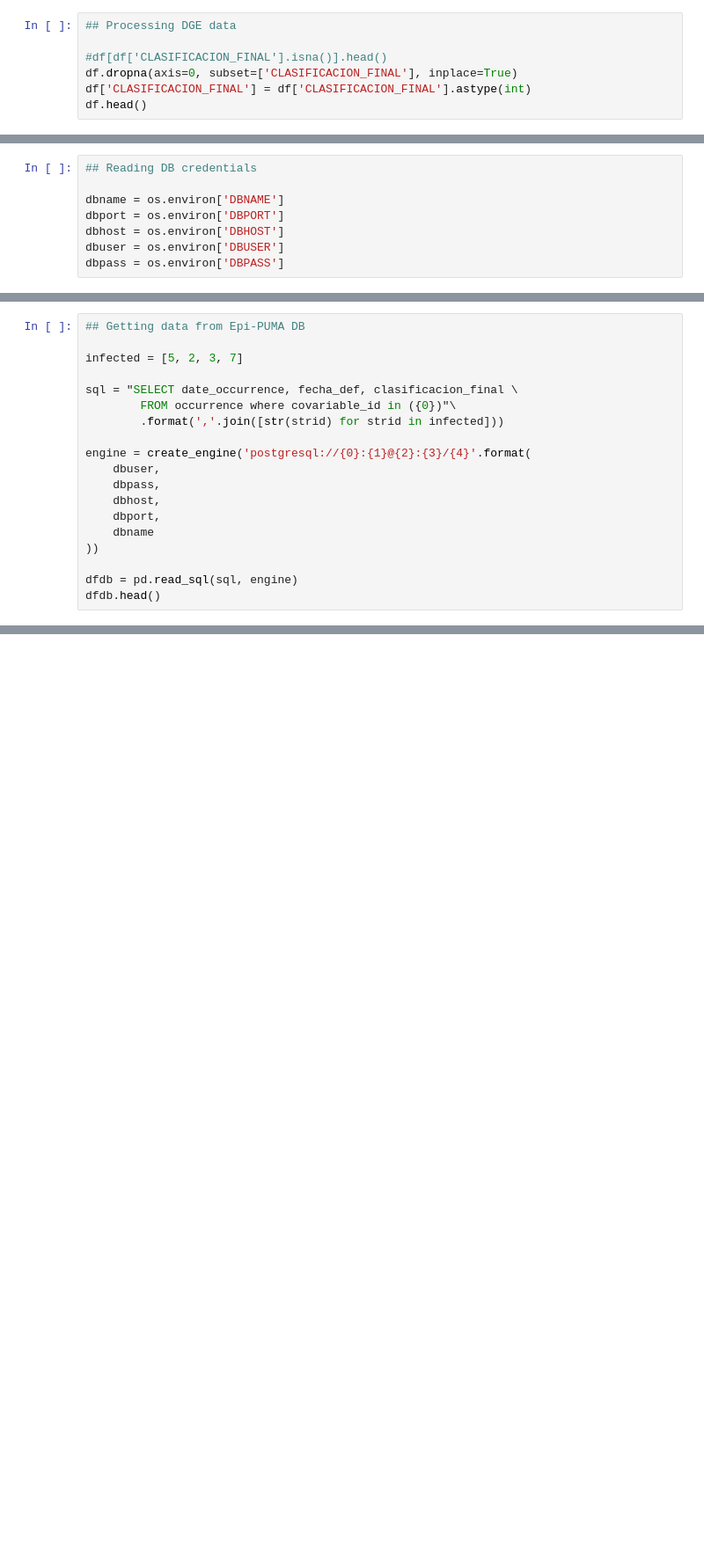
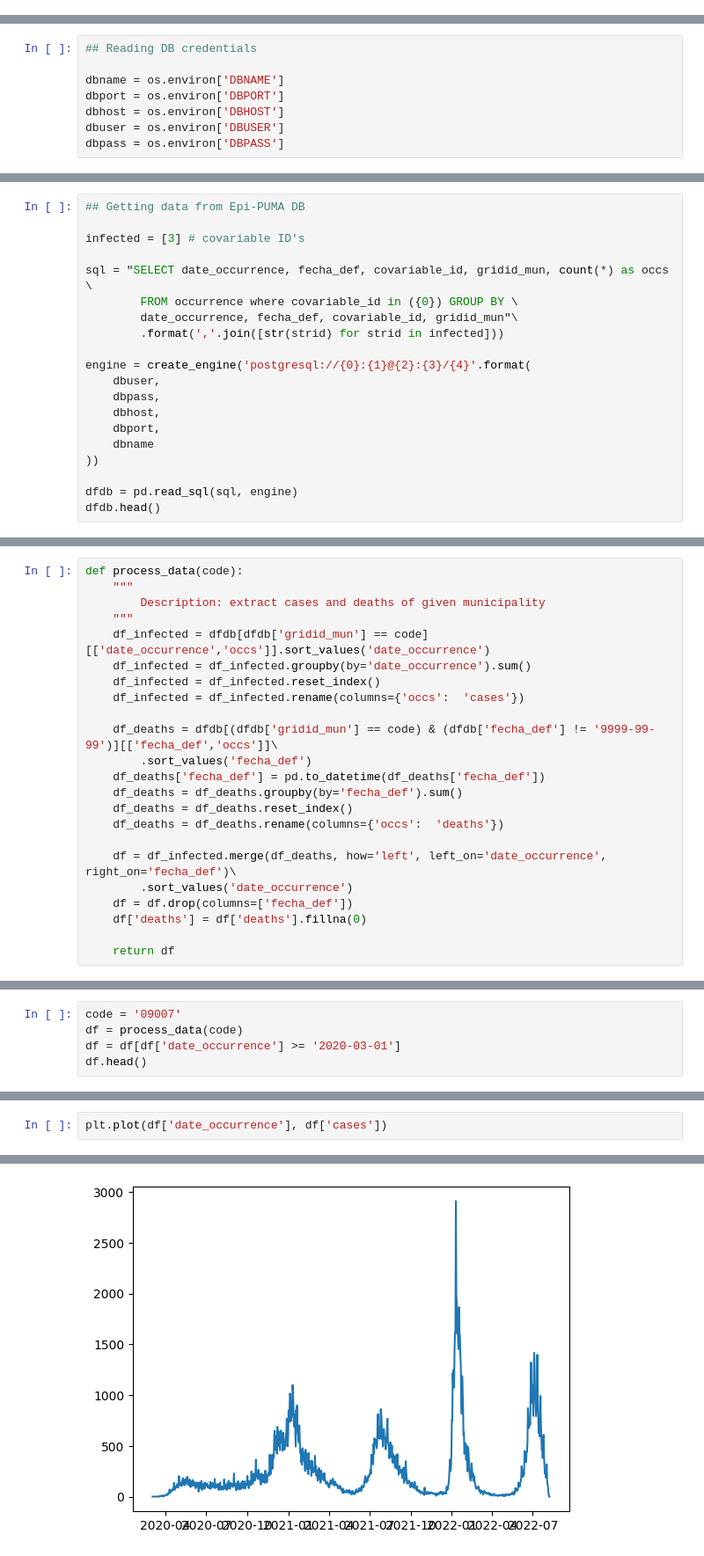
Before and after one commit to zs10011598/phd-computations, a Jupyter notebook: waves/average_local_max_infected-deads.ipynb, the cells around one changed output, grey strips where cells are left out. Shown: that part at 88% size. Saved outputs shown, nothing was run; the diff lists cells and outputs as text; blank space fills up the shorter version.

```diff
--- a/waves/average_local_max_infected-deads.ipynb
+++ b/waves/average_local_max_infected-deads.ipynb
@@ -22,7 +15,0 @@ df.shape
-# %%
-## Processing DGE data
-
-#df[df['CLASIFICACION_FINAL'].isna()].head()
-df.dropna(axis=0, subset=['CLASIFICACION_FINAL'], inplace=True)
-df['CLASIFICACION_FINAL'] = df['CLASIFICACION_FINAL'].astype(int)
-df.head()
@@ -71,10 +52,11 @@ RealDictRow([('id', 7), ('clasificacion_final', 'CASO SOSPECHOSO')])
 # %%
 ## Getting data from Epi-PUMA DB
 
-infected = [5, 2, 3, 7]
+infected = [3] # covariable ID's
 
-sql = "SELECT date_occurrence, fecha_def, clasificacion_final \
-        FROM occurrence where covariable_id in ({0})"\
+sql = "SELECT date_occurrence, fecha_def, covariable_id, gridid_mun, count(*) as occs \
+        FROM occurrence where covariable_id in ({0}) GROUP BY \
+        date_occurrence, fecha_def, covariable_id, gridid_mun"\
         .format(','.join([str(strid) for strid in infected]))
 
 engine = create_engine('postgresql://{0}:{1}@{2}:{3}/{4}'.format(
@@ -91,0 +97,23 @@ dfdb.head()
+# %%
+def process_data(code):
+    """
+        Description: extract cases and deaths of given municipality
+    """
+    df_infected = dfdb[dfdb['gridid_mun'] == code][['date_occurrence','occs']].sort_values('date_occurrence')
+    df_infected = df_infected.groupby(by='date_occurrence').sum()
+    df_infected = df_infected.reset_index()
+    df_infected = df_infected.rename(columns={'occs':  'cases'})
+
+    df_deaths = dfdb[(dfdb['gridid_mun'] == code) & (dfdb['fecha_def'] != '9999-99-99')][['fecha_def','occs']]\
+        .sort_values('fecha_def')
+    df_deaths['fecha_def'] = pd.to_datetime(df_deaths['fecha_def'])
+    df_deaths = df_deaths.groupby(by='fecha_def').sum()
+    df_deaths = df_deaths.reset_index()
+    df_deaths = df_deaths.rename(columns={'occs':  'deaths'})
+
+    df = df_infected.merge(df_deaths, how='left', left_on='date_occurrence', right_on='fecha_def')\
+        .sort_values('date_occurrence')
+    df = df.drop(columns=['fecha_def'])
+    df['deaths'] = df['deaths'].fillna(0)
+
+    return df
@@ -91,0 +145,5 @@ dfdb.head()
+# %%
+code = '09007'
+df = process_data(code)
+df = df[df['date_occurrence'] >= '2020-03-01']
+df.head()
@@ -91,0 +157,3 @@ dfdb.head()
+# %%
+plt.plot(df['date_occurrence'], df['cases'])
+# %% [output]
@@ -91,0 +161 @@ dfdb.head()
+[figure, added]
```
Also changed, not shown: parts of 20 cells of this notebook, 2 other files.
